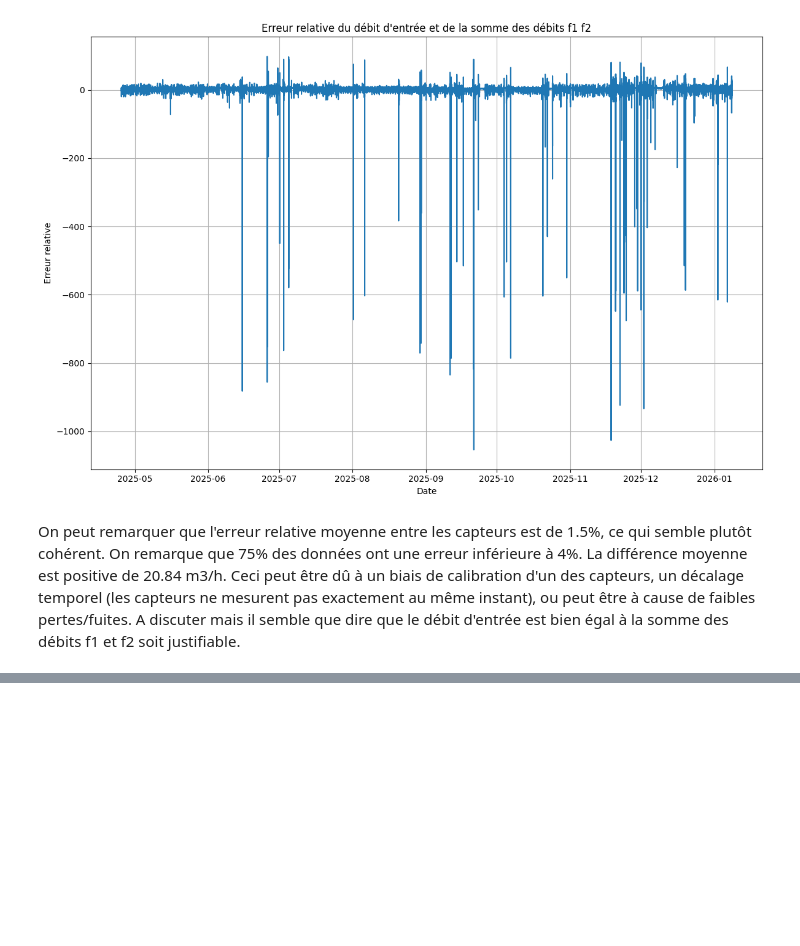
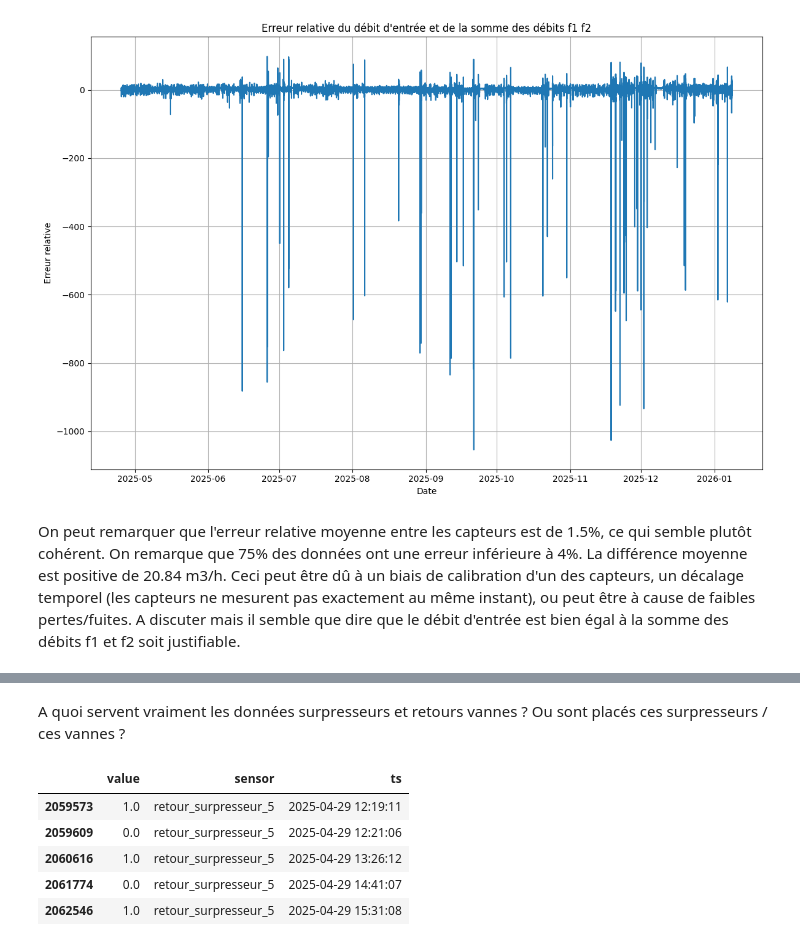
Before and after one commit to TortueAgile22/Capstone, a Jupyter notebook: py_ipynb_files/Sensor_C.ipynb, the cells around one changed output, grey strips where cells are left out. Saved outputs shown, nothing was run; the diff lists cells and outputs as text; code cells hidden in the pictures; blank space fills up the shorter version.

```diff
--- a/py_ipynb_files/Sensor_C.ipynb
+++ b/py_ipynb_files/Sensor_C.ipynb
@@ -281,0 +605,15 @@ A discuter mais il semble que dire que le débit d'entrée est bien égal à la
+# %% [markdown]
+A quoi servent vraiment les données surpresseurs et retours vannes ? Ou sont placés ces surpresseurs / ces vannes ?
+# %%
+df_surpresseur = df[df['sensor'].str.contains('retour_surpresseur')].copy()
+df_surpresseur['ts'] = pd.to_datetime(df_surpresseur['ts'])
+
+
+df_surpresseur[df_surpresseur['sensor'] == 'retour_surpresseur_5'].head()
+# %% [output]
+|  | value | sensor | ts |
+| 2059573 | 1.0 | retour_surpresseur_5 | 2025-04-29 12:19:11 |
+| 2059609 | 0.0 | retour_surpresseur_5 | 2025-04-29 12:21:06 |
+| 2060616 | 1.0 | retour_surpresseur_5 | 2025-04-29 13:26:12 |
+| 2061774 | 0.0 | retour_surpresseur_5 | 2025-04-29 14:41:07 |
+| 2062546 | 1.0 | retour_surpresseur_5 | 2025-04-29 15:31:08 |
```
Also changed, not shown: parts of 6 cells of this notebook.
